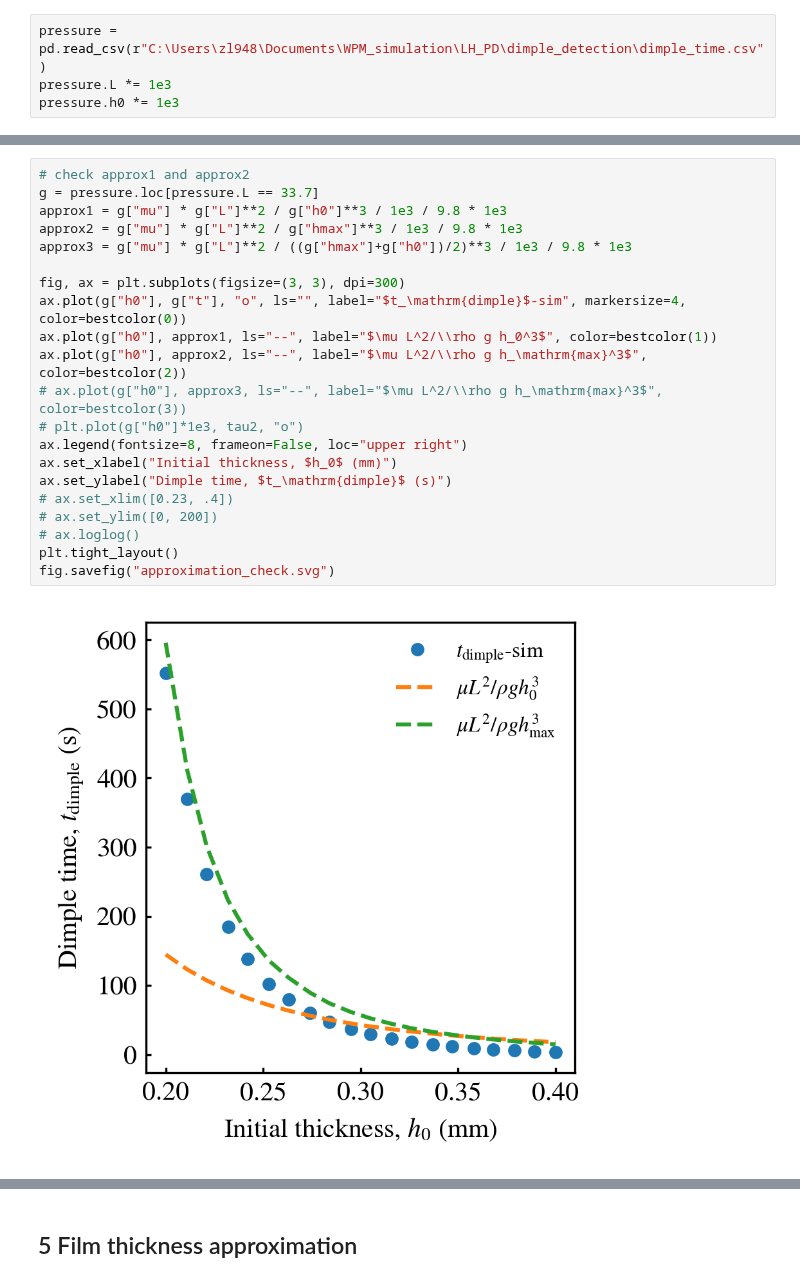
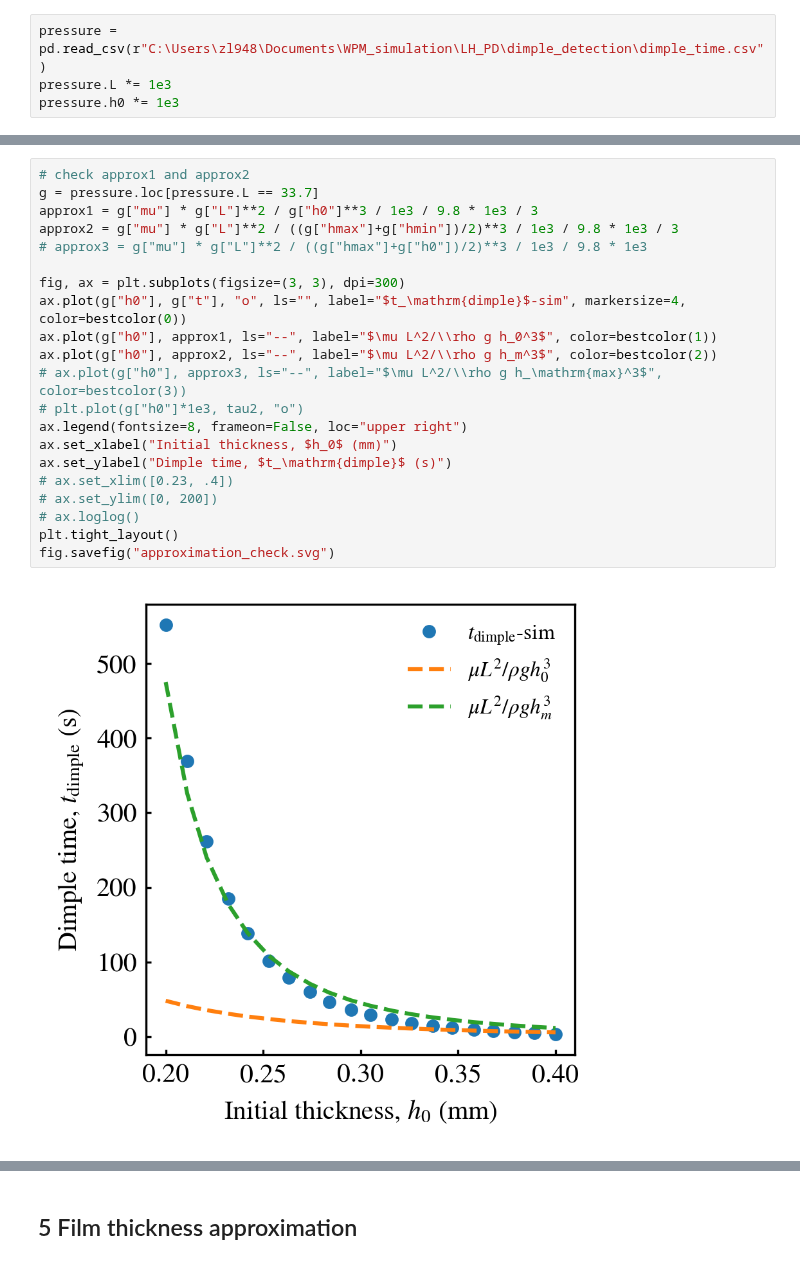
Before and after one commit to ZLoverty/WPM, a Jupyter notebook: Code/Simulation.ipynb, the cells around one changed output, grey strips where cells are left out. Cells and saved outputs as stored; diff of their text form.

```diff
--- a/Code/Simulation.ipynb
+++ b/Code/Simulation.ipynb
@@ -251,23 +347,23 @@ pressure.h0 *= 1e3
 # %%
 # check approx1 and approx2
 g = pressure.loc[pressure.L == 33.7]
-approx1 = g["mu"] * g["L"]**2 / g["h0"]**3 / 1e3 / 9.8 * 1e3
-approx2 = g["mu"] * g["L"]**2 / g["hmax"]**3 / 1e3 / 9.8 * 1e3
-approx3 = g["mu"] * g["L"]**2 / ((g["hmax"]+g["h0"])/2)**3 / 1e3 / 9.8 * 1e3
+approx1 = g["mu"] * g["L"]**2 / g["h0"]**3 / 1e3 / 9.8 * 1e3 / 3
+approx2 = g["mu"] * g["L"]**2 / ((g["hmax"]+g["hmin"])/2)**3 / 1e3 / 9.8 * 1e3 / 3
+# approx3 = g["mu"] * g["L"]**2 / ((g["hmax"]+g["h0"])/2)**3 / 1e3 / 9.8 * 1e3
 
 fig, ax = plt.subplots(figsize=(3, 3), dpi=300)
 ax.plot(g["h0"], g["t"], "o", ls="", label="$t_\mathrm{dimple}$-sim", markersize=4, color=bestcolor(0))
 ax.plot(g["h0"], approx1, ls="--", label="$\mu L^2/\\rho g h_0^3$", color=bestcolor(1))
-ax.plot(g["h0"], approx2, ls="--", label="$\mu L^2/\\rho g h_\mathrm{max}^3$", color=bestcolor(2))
+ax.plot(g["h0"], approx2, ls="--", label="$\mu L^2/\\rho g h_m^3$", color=bestcolor(2))
 # ax.plot(g["h0"], approx3, ls="--", label="$\mu L^2/\\rho g h_\mathrm{max}^3$", color=bestcolor(3))
 # plt.plot(g["h0"]*1e3, tau2, "o")
 ax.legend(fontsize=8, frameon=False, loc="upper right")
 ax.set_xlabel("Initial thickness, $h_0$ (mm)")
 ax.set_ylabel("Dimple time, $t_\mathrm{dimple}$ (s)")
 # ax.set_xlim([0.23, .4])
 # ax.set_ylim([0, 200])
 # ax.loglog()
 plt.tight_layout()
 fig.savefig("approximation_check.svg")
 # %% [output]
-[figure, old version]
+[figure, new version]
```
Also changed, not shown: parts of 51 cells of this notebook, 1 other file.
